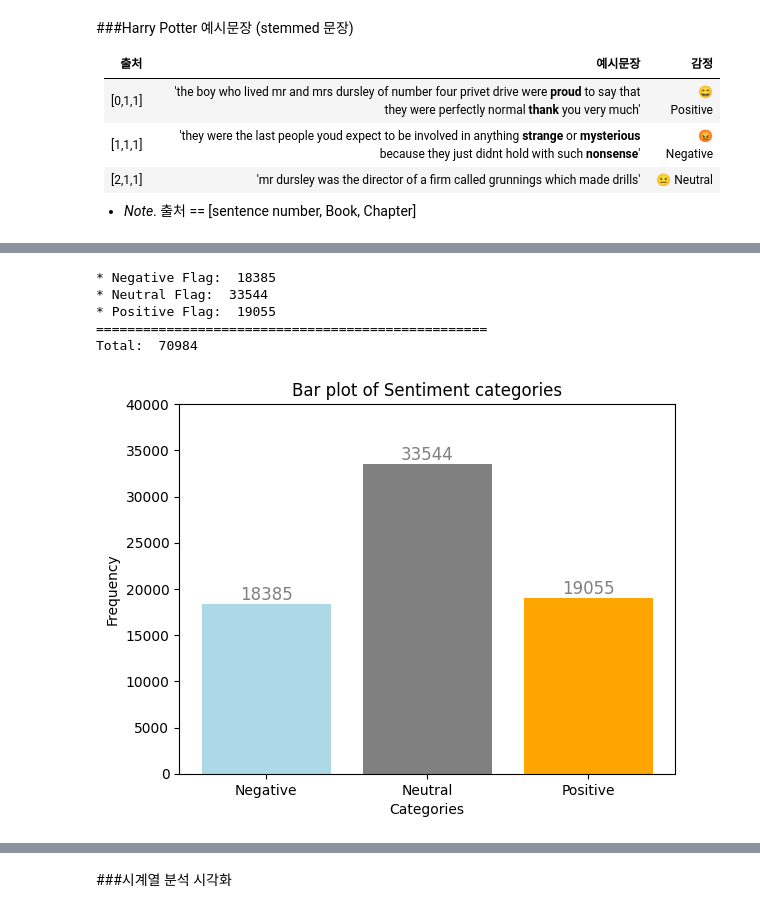
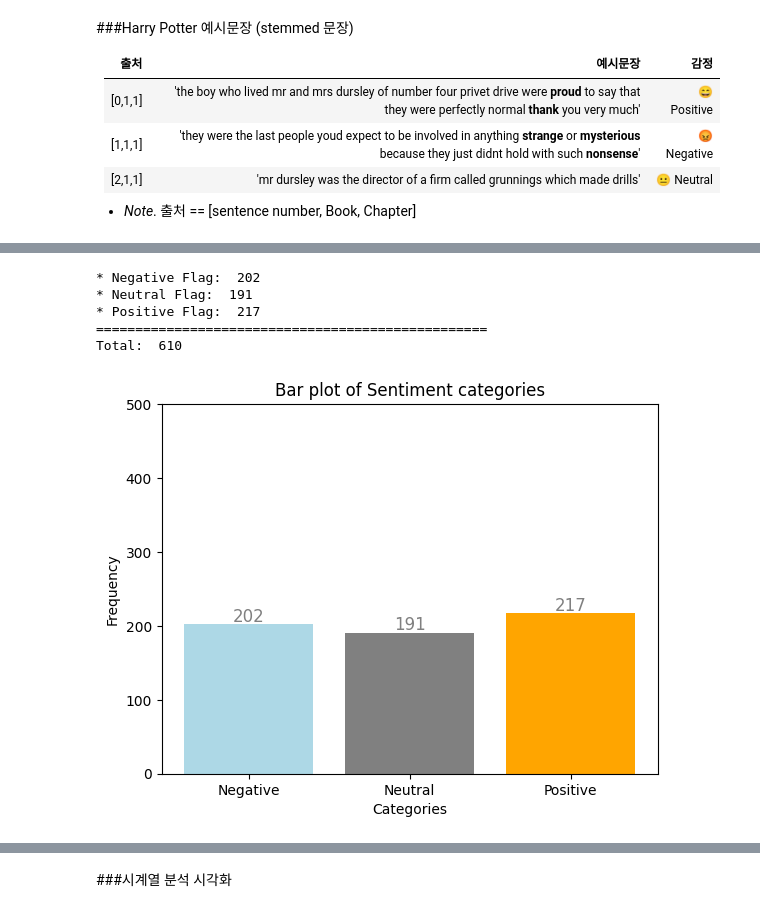
Before and after one commit to ms624atyale/Python_Basics, a Jupyter notebook: 24_NLP_DigitalHumanities_ModifiedfromJunkyuhufs.ipynb, the cells around one changed output, grey strips where cells are left out. Drawn from its saved outputs; the diff is of its cells as text; code cells hidden in the pictures.

```diff
--- a/24_NLP_DigitalHumanities_ModifiedfromJunkyuhufs.ipynb
+++ b/24_NLP_DigitalHumanities_ModifiedfromJunkyuhufs.ipynb
@@ -437,0 +575,30 @@ df['WordCount'] = df['WordCountText'].str.len() #Word Count Per Chapter
+# %%
+#Suggestion by ChatGPT
+import nltk
+nltk.download('stopwords')
+nltk.download('punkt')
+from nltk import word_tokenize
+from nltk.corpus import stopwords
+import string
+
+# Sample DataFrame with a 'Content' column
+data = {'Content': ['This is a sample text!', 'Another text.', 123, 'More text']}
+df = pd.DataFrame(data)
+
+# Define a function for removing punctuation
+def remove_punctuations(text):
+    if isinstance(text, str):
+        for punctuation in string.punctuation:
+            text = text.replace(punctuation, '')
+    return text
+
+# Filter out non-string data from 'Content' column
+df['Content'] = df['Content'].apply(lambda x: x if isinstance(x, str) else '')
+
+# Apply the function with a condition to handle non-text data
+df['WordCountText'] = df['Content'].str.lower().apply(remove_punctuations).apply(word_tokenize)
+df['WordCloudText'] = df['WordCountText'].apply(lambda x: [word for word in x if word not in stopwords])
+df['WordCount'] = df['WordCountText'].str.len()
+
+# Now, your code should handle non-string data gracefully with the 'Content' column.
+In this code, we've assumed that the text data is stored in the 'Content' column of your DataFrame. Replace 'Content' with the actual column name containing your text data if it's different from 'Text'.
@@ -438,12 +607,12 @@ df['WordCount'] = df['WordCountText'].str.len() #Word Count Per Chapter
 # %%
-#@markdown 데이터 전처리: 책 > 문장단위로 (챕터가 문장단위로 나뉜 상태)
+#데이터 전처리: 책 > 문장단위로 (챕터가 문장단위로 나뉜 상태)
 # Creating a table breaking down the text by each sentence, rather than each chapter.
 from nltk import sent_tokenize
 from nltk import word_tokenize
 from nltk.stem import PorterStemmer
 
 # Make smaller table - reset index to prepare for further work
-dfsentiment = df[['Book','Chapter','Text']].reset_index() \
+dfsentiment = df[['Part','Episode','Text']].reset_index() \
     .drop(["index"], axis=1)
 dfsentiment = dfsentiment.join(dfsentiment.Text.apply(sent_tokenize).rename('Sentences')) # Breaking apart text into sentences
 
@@ -452,12 +621,12 @@ dfsentiment2 = dfsentiment.Sentences.apply(pd.Series) \
     .merge(dfsentiment, left_index = True, right_index = True) \
     .drop(["Text"], axis = 1) \
     .drop(["Sentences"], axis = 1) \
-    .melt(id_vars = ['Book', 'Chapter'], value_name = "Sentence") \
+    .melt(id_vars = ['Parts', 'Episodes'], value_name = "Sentence") \
     .drop("variable", axis = 1) \
     .dropna()
 
 # Sort new table by Book and Chapter - reset index to reflect new order
-dfsentiment2=dfsentiment2.sort_values(by=['Book', 'Chapter']) \
+dfsentiment2=dfsentiment2.sort_values(by=['Parts', 'Episodes']) \
     .reset_index() \
     .drop(['index'], axis = 1)
 
@@ -543,5 +700,5 @@ dfsentiment2.head(20)
 # %%
-#@markdown [1] 감정분석 결과 막대그래프 (부정, 중립, 긍정)
+#[1] 감정분석 결과 막대그래프 (부정, 중립, 긍정)
 
 print('* Negative Flag: ', dfsentiment2['NegFlag'].sum())
 print('* Neutral Flag: ', dfsentiment2['NeuFlag'].sum())
@@ -569,39 +726,39 @@ x = np.arange(len(labels))
 
 # Generate the bar plot
 plt.bar(x, freqs)
 
 
 # Specify the colors for each category
 colors = ['lightblue', 'gray', 'orange']
 
 # Generate the bar plot with custom colors
 
 bars = plt.bar(x, freqs, color=colors)
 # Add labels to the x-axis
 plt.xticks(x, labels)
 
 # Set axis labels
 plt.xlabel('Categories')
 plt.ylabel('Frequency')
 
 # Set a title for the plot
 plt.title('Bar plot of Sentiment categories')
-plt.ylim(0, 40000)
+plt.ylim(0, 500)
 # Add the frequency text within each bar
 for bar, freq in zip(bars, freqs):
     plt.text(bar.get_x() + bar.get_width() / 2, bar.get_height() - 2, str(freq),
              ha='center', va='bottom', fontsize=12, color='gray')
 
 
 # Display the plot
 plt.show()
 # %% [output]
-* Negative Flag:  18385
-* Neutral Flag:  33544
-* Positive Flag:  19055
+* Negative Flag:  202
+* Neutral Flag:  191
+* Positive Flag:  217
 ==================================================
-Total:  70984
+Total:  610
-[figure, old version]
+[figure, new version]
 # %%
 #@markdown [2] 감정분석 카테고리 파이차트 (비율확인용)
 import numpy as np
```
Also changed, not shown: parts of 9 cells of this notebook.
